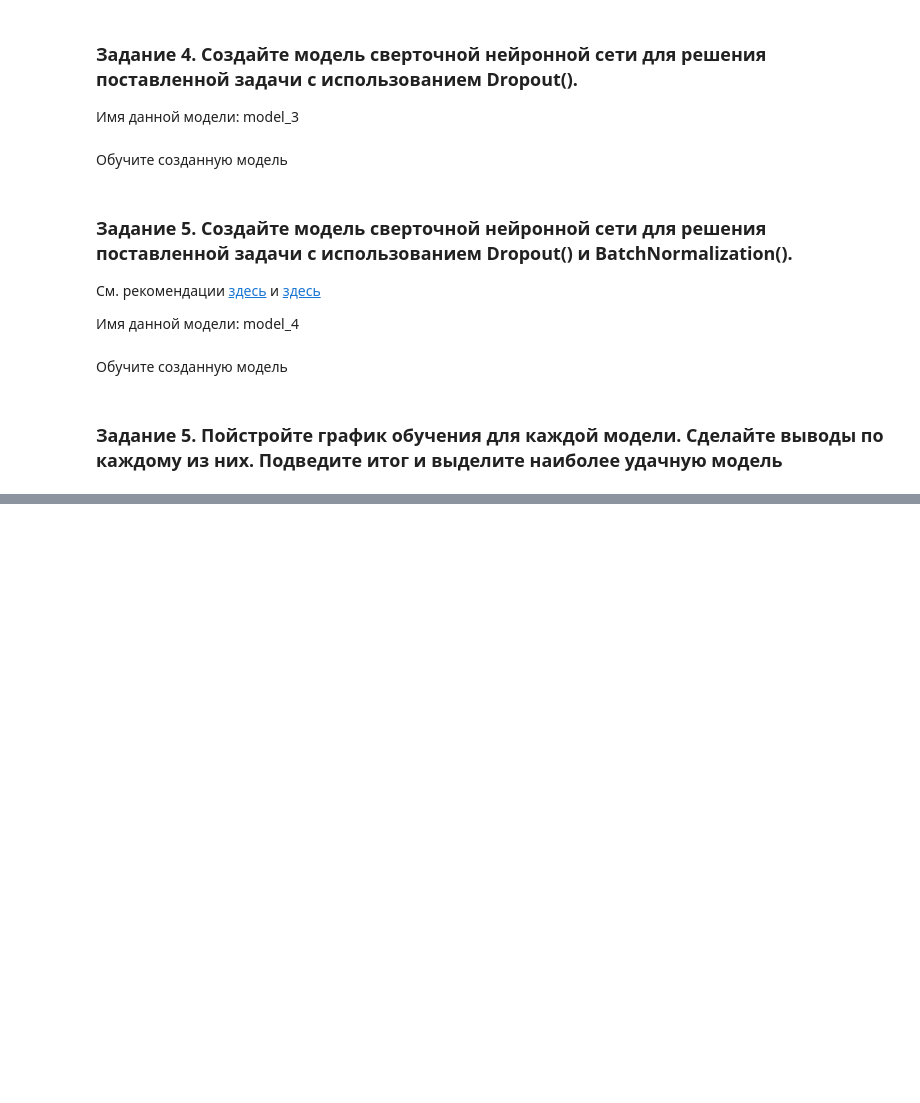
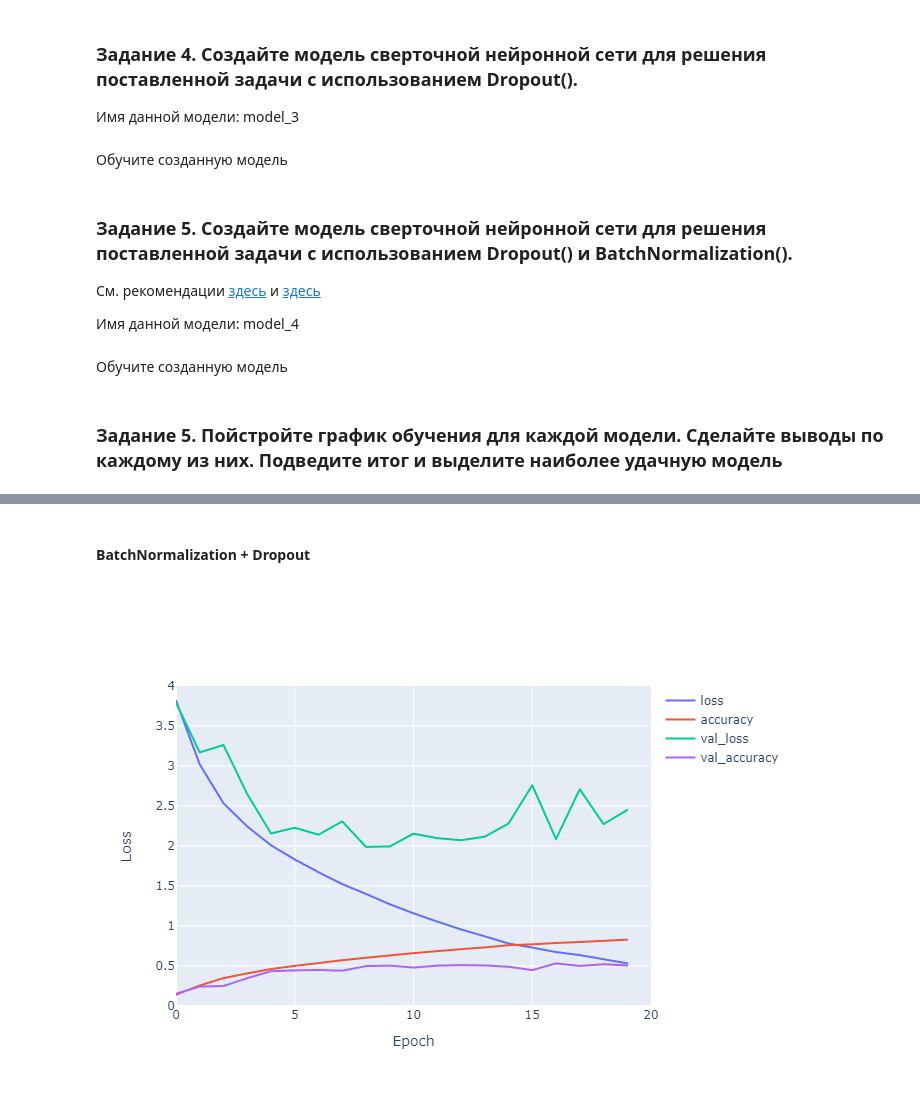
Before and after one commit to Flexlug/DeepLearning, a Jupyter notebook: Homework4/Homework4.ipynb, the cells around one changed output, grey strips where cells are left out. Saved outputs shown, nothing was run; the diff lists cells and outputs as text; code cells hidden in the pictures; blank space fills up the shorter version.

```diff
--- a/Homework4/Homework4.ipynb
+++ b/Homework4/Homework4.ipynb
@@ -58,2 +276,14 @@
+# %%
+model_4.compile(loss=['categorical_crossentropy'], optimizer=Adamax(0.01), metrics=["accuracy"])
+
+history_4 = model_4.fit(
+    x_train,
+    y_train,
+    validation_data=(x_test, y_test),
+    epochs=20,
+    batch_size=256,
+    verbose=0,
+    callbacks=[TqdmCallback(verbose=1)]
+)
 # %% [markdown]
 ### Задание 5. Пойстройте график обучения для каждой модели. Сделайте выводы по каждому из них. Подведите итог и выделите наиболее удачную модель
@@ -65,0 +324,6 @@
+# %% [markdown]
+#### BatchNormalization + Dropout
+# %%
+print_stats(history_4, 20)
+# %% [output]
+[figure, added]
```
Also changed, not shown: parts of 30 cells of this notebook, 1 other file.
